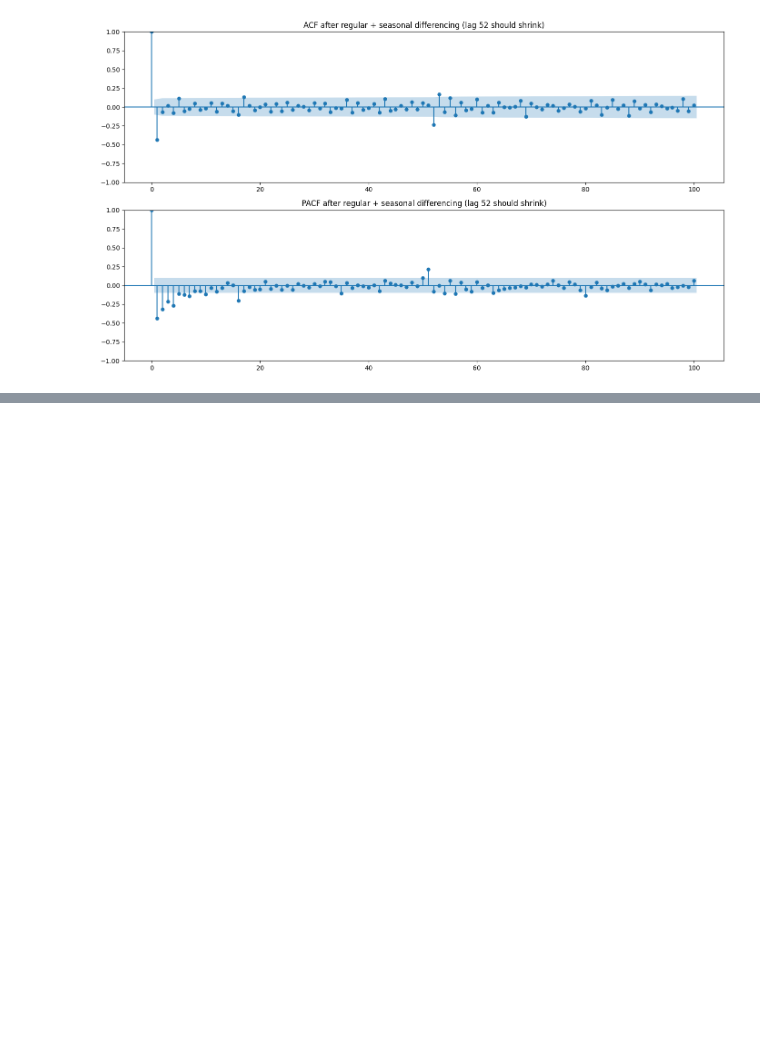
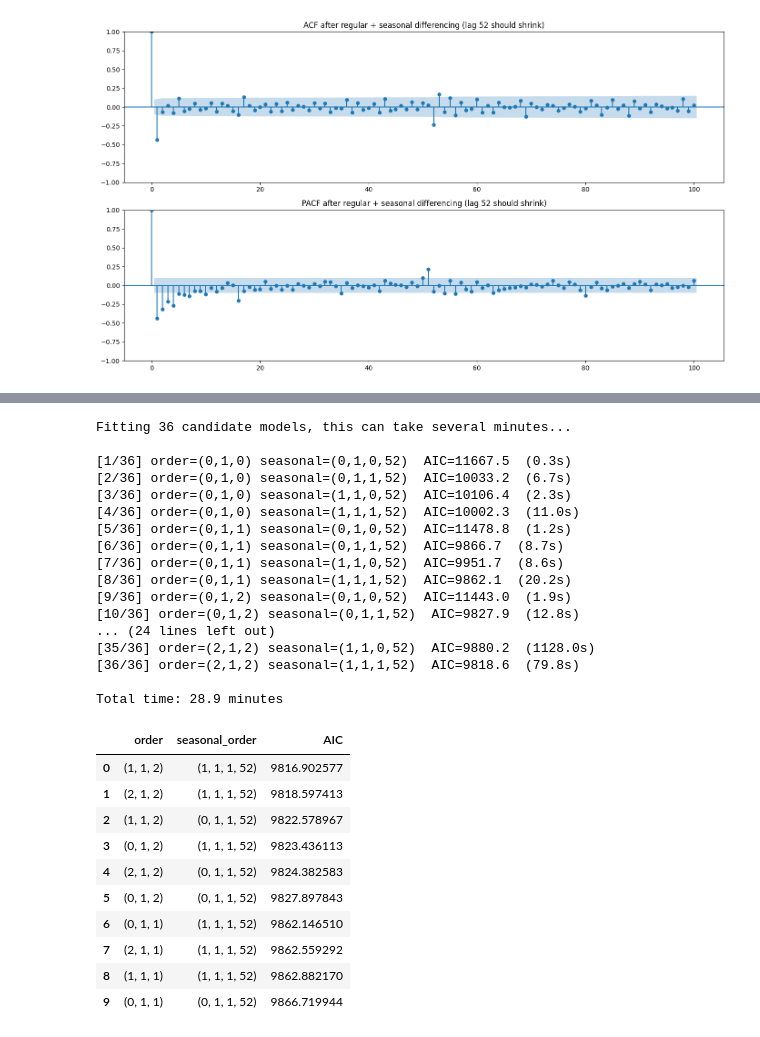
Before and after one commit to Ulfath16/retail-forecasting, a Jupyter notebook: notebooks/03_sarima.ipynb, the cells around one changed output, grey strips where cells are left out. Drawn from its saved outputs; the diff is of its cells as text; code cells hidden in the pictures; blank space fills up the shorter version.

Commit message:
SARIMA order selection via AIC grid search: SARIMA(1,1,2)(1,1,1,52) selected

```diff
--- a/notebooks/03_sarima.ipynb
+++ b/notebooks/03_sarima.ipynb
@@ -190,0 +201,73 @@ plt.show()
+# %%
+import itertools
+import time
+import warnings
+from statsmodels.tsa.statespace.sarimax import SARIMAX
+
+warnings.filterwarnings("ignore")
+
+p_values = range(0, 3)
+q_values = range(0, 3)
+P_values = range(0, 2)
+Q_values = range(0, 2)
+d, D, s = 1, 1, 52
+
+combos = list(itertools.product(p_values, q_values, P_values, Q_values))
+print(f"Fitting {len(combos)} candidate models, this can take several minutes...")
+print()
+
+search_results = []
+start = time.time()
+for i, (p, q, P, Q) in enumerate(combos, 1):
+    t0 = time.time()
+    try:
+        model = SARIMAX(
+            y_train,
+            order=(p, d, q),
+            seasonal_order=(P, D, Q, s),
+            enforce_stationarity=False,
+            enforce_invertibility=False,
+        )
+        fit = model.fit(disp=False)
+        aic = fit.aic
+    except Exception:
+        aic = np.nan
+    elapsed = time.time() - t0
+    aic_str = f"{aic:.1f}" if aic == aic else "FAILED"
+    print(f"[{i}/{len(combos)}] order=({p},{d},{q}) seasonal=({P},{D},{Q},{s})  AIC={aic_str}  ({elapsed:.1f}s)")
+    search_results.append({"order": (p, d, q), "seasonal_order": (P, D, Q, s), "AIC": aic})
+
+print()
+print(f"Total time: {(time.time()-start)/60:.1f} minutes")
+
+search_df = pd.DataFrame(search_results).sort_values("AIC").reset_index(drop=True)
+search_df.head(10)
+# %% [output]
+Fitting 36 candidate models, this can take several minutes...
+
+[1/36] order=(0,1,0) seasonal=(0,1,0,52)  AIC=11667.5  (0.3s)
+[2/36] order=(0,1,0) seasonal=(0,1,1,52)  AIC=10033.2  (6.7s)
+[3/36] order=(0,1,0) seasonal=(1,1,0,52)  AIC=10106.4  (2.3s)
+[4/36] order=(0,1,0) seasonal=(1,1,1,52)  AIC=10002.3  (11.0s)
+[5/36] order=(0,1,1) seasonal=(0,1,0,52)  AIC=11478.8  (1.2s)
+[6/36] order=(0,1,1) seasonal=(0,1,1,52)  AIC=9866.7  (8.7s)
+[7/36] order=(0,1,1) seasonal=(1,1,0,52)  AIC=9951.7  (8.6s)
+[8/36] order=(0,1,1) seasonal=(1,1,1,52)  AIC=9862.1  (20.2s)
+[9/36] order=(0,1,2) seasonal=(0,1,0,52)  AIC=11443.0  (1.9s)
+[10/36] order=(0,1,2) seasonal=(0,1,1,52)  AIC=9827.9  (12.8s)
+... (24 lines left out)
+[35/36] order=(2,1,2) seasonal=(1,1,0,52)  AIC=9880.2  (1128.0s)
+[36/36] order=(2,1,2) seasonal=(1,1,1,52)  AIC=9818.6  (79.8s)
+
+Total time: 28.9 minutes
+|  | order | seasonal_order | AIC |
+| 0 | (1, 1, 2) | (1, 1, 1, 52) | 9816.902577 |
+| 1 | (2, 1, 2) | (1, 1, 1, 52) | 9818.597413 |
+| 2 | (1, 1, 2) | (0, 1, 1, 52) | 9822.578967 |
+| 3 | (0, 1, 2) | (1, 1, 1, 52) | 9823.436113 |
+| 4 | (2, 1, 2) | (0, 1, 1, 52) | 9824.382583 |
+| 5 | (0, 1, 2) | (0, 1, 1, 52) | 9827.897843 |
+| 6 | (0, 1, 1) | (1, 1, 1, 52) | 9862.146510 |
+| 7 | (2, 1, 1) | (1, 1, 1, 52) | 9862.559292 |
+| 8 | (1, 1, 1) | (1, 1, 1, 52) | 9862.882170 |
+| 9 | (0, 1, 1) | (0, 1, 1, 52) | 9866.719944 |
```
Also changed, not shown: parts of 2 cells of this notebook.
